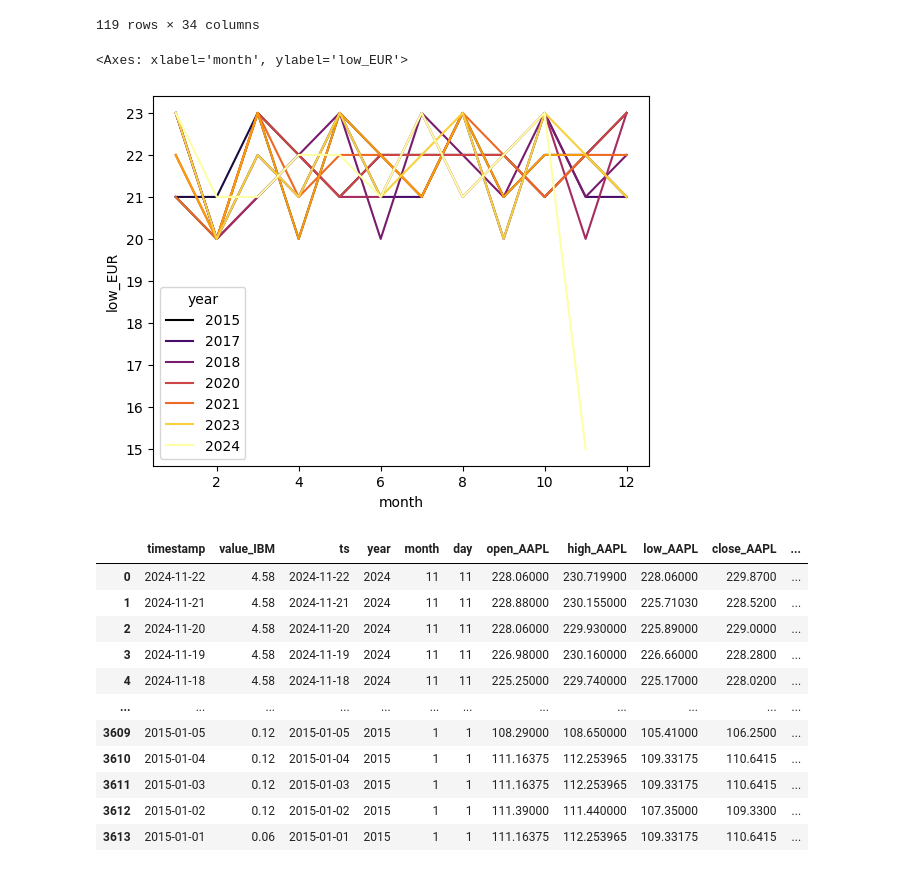
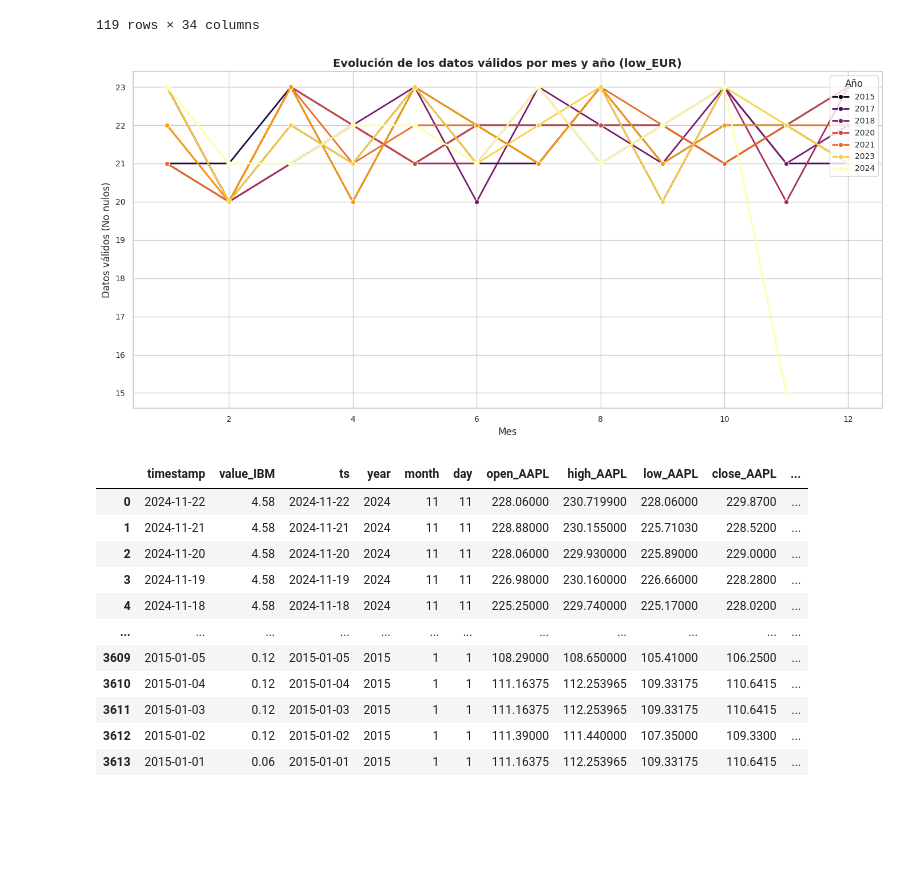
Before and after one commit to CarlosBaez11/proyectoMSCEafit, a Jupyter notebook: DataPrep.ipynb, the cells around one changed output. Cells and saved outputs as stored; diff of their text form; code cells hidden in the pictures; blank space fills up the shorter version.

```diff
--- a/DataPrep.ipynb
+++ b/DataPrep.ipynb
@@ -184,11 +188,38 @@ total_data
 | 117 | 2024 | 10 | 31 | 31 | 31 | 31 | 23 | 23 | 23 | 23 | ... |
 | 118 | 2024 | 11 | 22 | 22 | 22 | 22 | 16 | 16 | 16 | 16 | ... |
 119 rows × 34 columns
-# %%
-sns.lineplot(total_data, x='month', y= 'low_EUR', hue='year', palette='inferno')
-# %% [output]
-<Axes: xlabel='month', ylabel='low_EUR'>
-[figure, removed]
+# %%
+sns.set_theme(style="whitegrid")
+plt.figure(figsize=(14, 7))
+
+sns.lineplot(
+    data=total_data,
+    x='month',
+    y='low_EUR',
+    hue='year',
+    palette='inferno',
+    marker='o',
+    linewidth=2
+)
+
+plt.xlabel('Mes', fontsize=12)
+plt.ylabel('Datos válidos (No nulos)', fontsize=12)
+plt.title('Evolución de los datos válidos por mes y año (low_EUR)', fontsize=14, fontweight='bold')
+plt.xticks(fontsize=10)
+plt.yticks(fontsize=10)
+
+plt.legend(
+    title='Año',
+    title_fontsize=12,
+    fontsize=10,
+    loc='upper right',
+    frameon=True
+)
+
+plt.tight_layout()
+plt.show()
+# %% [output]
+[figure, added]
 # %%
 curated_data=impute_data(filtered_year)
 curated_data
```
Also changed, not shown: parts of 18 cells of this notebook.
